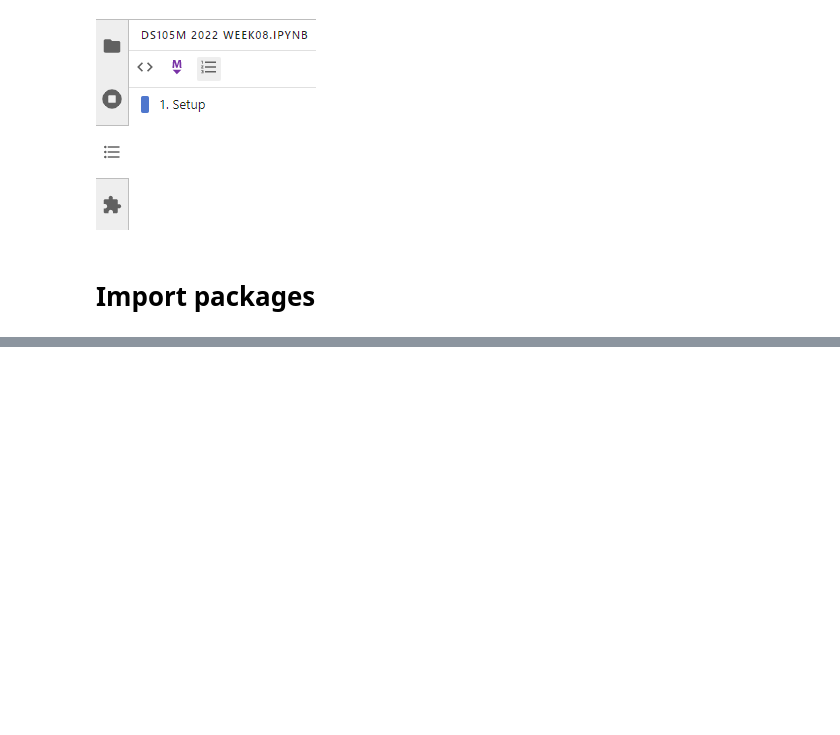
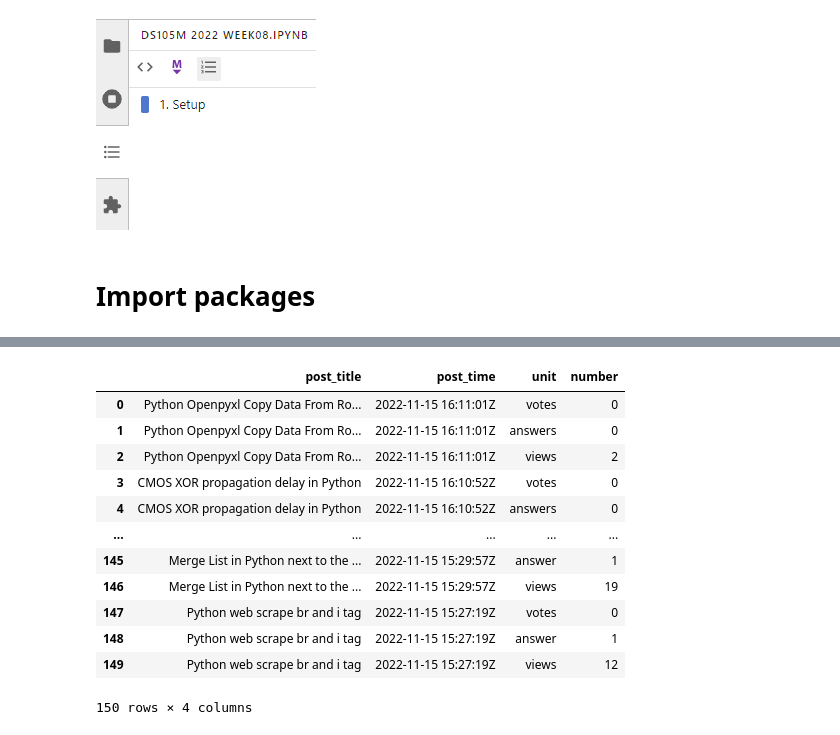
Before and after one commit to LSE-DSI/lse-ds105-course-notes, a Jupyter notebook: resources/week08/DS105M 2022 Week08.ipynb, the cells around one changed output, grey strips where cells are left out. Drawn from its saved outputs; the diff is of its cells as text; code cells hidden in the pictures; blank space fills up the shorter version.

```diff
--- a/resources/week08/DS105M 2022 Week08.ipynb
+++ b/resources/week08/DS105M 2022 Week08.ipynb
@@ -32,0 +174,10 @@ from plotnine import *
+# %%
+all_stats = [] # an empty list that will be filled with multiple dictionaries (do you see why? ask your lecturer if not)
+
+for current_div_summary  in current_post.find_all("div", class_="s-post-summary--stats-item"):
+    one_summary_dict = {"unit": current_div_summary.find("span",class_="s-post-summary--stats-item-unit").get_text(),
+                        "number": current_div_summary.find("span", class_="s-post-summary--stats-item-number").get_text()}
+    all_stats.append(one_summary_dict)
+
+# What is in `all_stats` now?
+all_stats
@@ -32,0 +297,16 @@ from plotnine import *
+# %%
+pd.DataFrame(all_stats)
+# %% [output]
+|  | post_title | post_time | unit | number |
+| 0 | Python Openpyxl Copy Data From Ro... | 2022-11-15 16:11:01Z | votes | 0 |
+| 1 | Python Openpyxl Copy Data From Ro... | 2022-11-15 16:11:01Z | answers | 0 |
+| 2 | Python Openpyxl Copy Data From Ro... | 2022-11-15 16:11:01Z | views | 2 |
+| 3 | CMOS XOR propagation delay in Python | 2022-11-15 16:10:52Z | votes | 0 |
+| 4 | CMOS XOR propagation delay in Python | 2022-11-15 16:10:52Z | answers | 0 |
+| ... | ... | ... | ... | ... |
+| 145 | Merge List in Python next to the ... | 2022-11-15 15:29:57Z | answer | 1 |
+| 146 | Merge List in Python next to the ... | 2022-11-15 15:29:57Z | views | 19 |
+| 147 | Python web scrape br and i tag | 2022-11-15 15:27:19Z | votes | 0 |
+| 148 | Python web scrape br and i tag | 2022-11-15 15:27:19Z | answer | 1 |
+| 149 | Python web scrape br and i tag | 2022-11-15 15:27:19Z | views | 12 |
+150 rows × 4 columns
```
Also changed, not shown: parts of 88 cells of this notebook, 7 other files.
